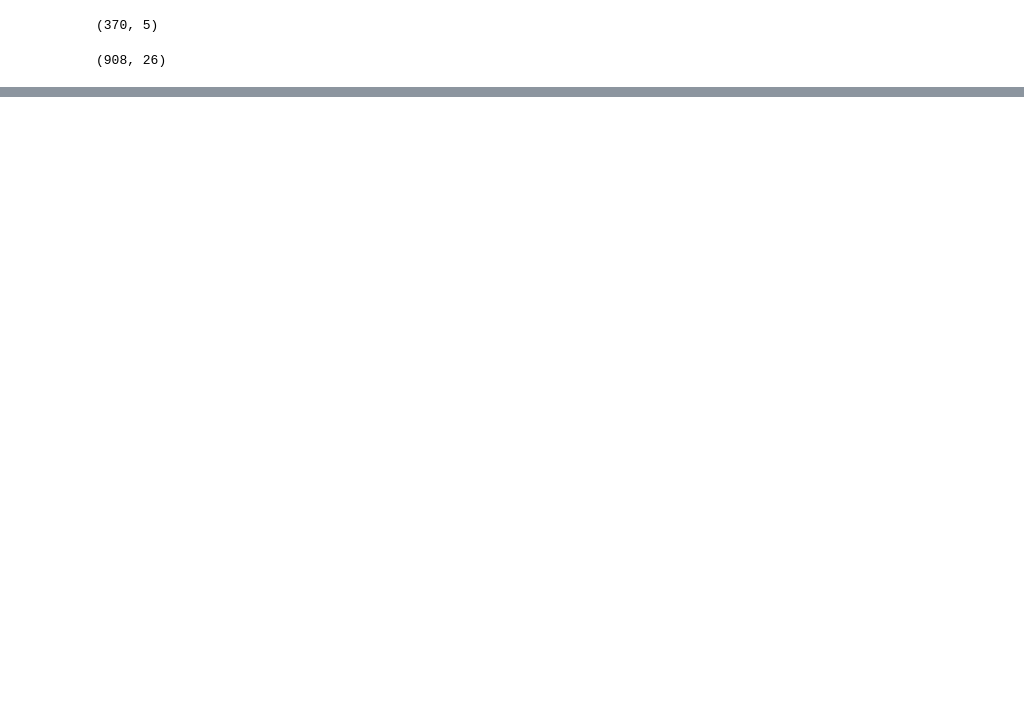
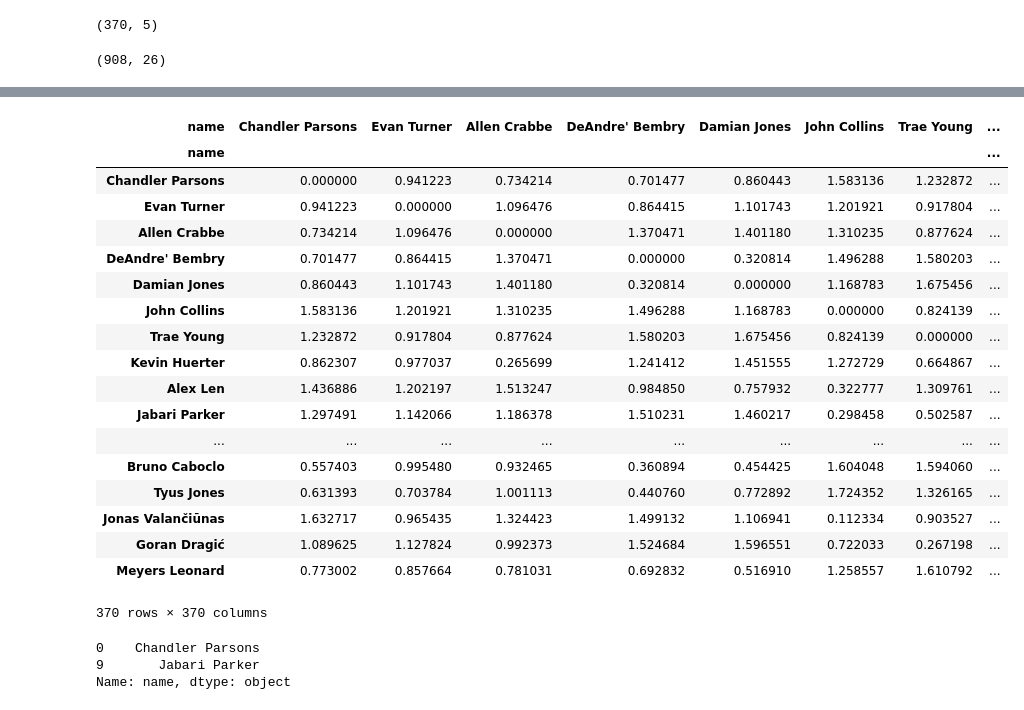
Before and after one commit to pgnatividad/NBA_Recommender_Pre-2019_Season, a Jupyter notebook: workspace.ipynb, the cells around one changed output, grey strips where cells are left out. Cells and saved outputs as stored; diff of their text form; code cells hidden in the pictures; blank space fills up the shorter version.

```diff
--- a/workspace.ipynb
+++ b/workspace.ipynb
@@ -51,0 +558,8 @@ career_df.shape
+# %%
+scaled_career_df=career_ss.fit_transform(career_df.drop('name',axis=1))
+# %%
+career_similarities_sc = pairwise_distances(scaled_career_df,metric='cosine')
+# %%
+scaled_career_recommender= pd.DataFrame(career_similarities_sc,
+                                       columns=career_df['name'],
+                                       index=career_df['name'])
@@ -51,0 +611,2 @@ career_df.shape
+# %%
+master_recommender=0.2*scaled_career_recommender+0.8*scaled_recommender
@@ -51,0 +681,30 @@ career_df.shape
+# %%
+master_recommender
+# %% [output]
+| name | Chandler Parsons | Evan Turner | Allen Crabbe | DeAndre' Bembry | Damian Jones | John Collins | Trae Young | ... |
+| name |  |  |  |  |  |  |  | ... |
+| Chandler Parsons | 0.000000 | 0.941223 | 0.734214 | 0.701477 | 0.860443 | 1.583136 | 1.232872 | ... |
+| Evan Turner | 0.941223 | 0.000000 | 1.096476 | 0.864415 | 1.101743 | 1.201921 | 0.917804 | ... |
+| Allen Crabbe | 0.734214 | 1.096476 | 0.000000 | 1.370471 | 1.401180 | 1.310235 | 0.877624 | ... |
+| DeAndre' Bembry | 0.701477 | 0.864415 | 1.370471 | 0.000000 | 0.320814 | 1.496288 | 1.580203 | ... |
+| Damian Jones | 0.860443 | 1.101743 | 1.401180 | 0.320814 | 0.000000 | 1.168783 | 1.675456 | ... |
+| John Collins | 1.583136 | 1.201921 | 1.310235 | 1.496288 | 1.168783 | 0.000000 | 0.824139 | ... |
+| Trae Young | 1.232872 | 0.917804 | 0.877624 | 1.580203 | 1.675456 | 0.824139 | 0.000000 | ... |
+| Kevin Huerter | 0.862307 | 0.977037 | 0.265699 | 1.241412 | 1.451555 | 1.272729 | 0.664867 | ... |
+| Alex Len | 1.436886 | 1.202197 | 1.513247 | 0.984850 | 0.757932 | 0.322777 | 1.309761 | ... |
+| Jabari Parker | 1.297491 | 1.142066 | 1.186378 | 1.510231 | 1.460217 | 0.298458 | 0.502587 | ... |
+| ... | ... | ... | ... | ... | ... | ... | ... | ... |
+| Bruno Caboclo | 0.557403 | 0.995480 | 0.932465 | 0.360894 | 0.454425 | 1.604048 | 1.594060 | ... |
+| Tyus Jones | 0.631393 | 0.703784 | 1.001113 | 0.440760 | 0.772892 | 1.724352 | 1.326165 | ... |
+| Jonas Valančiūnas | 1.632717 | 0.965435 | 1.324423 | 1.499132 | 1.106941 | 0.112334 | 0.903527 | ... |
+| Goran Dragić | 1.089625 | 1.127824 | 0.992373 | 1.524684 | 1.596551 | 0.722033 | 0.267198 | ... |
+| Meyers Leonard | 0.773002 | 0.857664 | 0.781031 | 0.692832 | 0.516910 | 1.258557 | 1.610792 | ... |
+370 rows × 370 columns
+# %%
+
+query = 'Par'#input("name your player of interest: ")
+career_df.loc[career_df['name'].str.contains(query),'name']
+# %% [output]
+0    Chandler Parsons
+9       Jabari Parker
+Name: name, dtype: object
```
Also changed, not shown: parts of 83 cells of this notebook, 7 other files.
